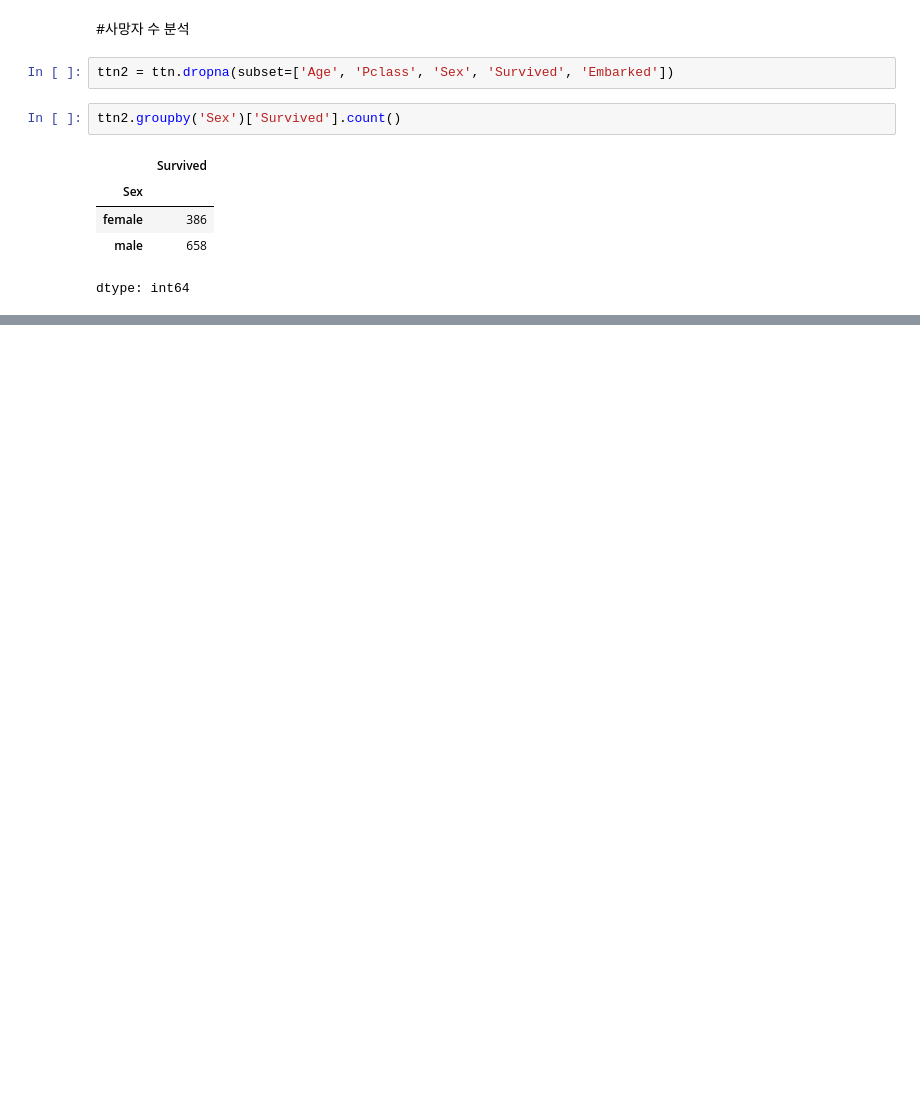
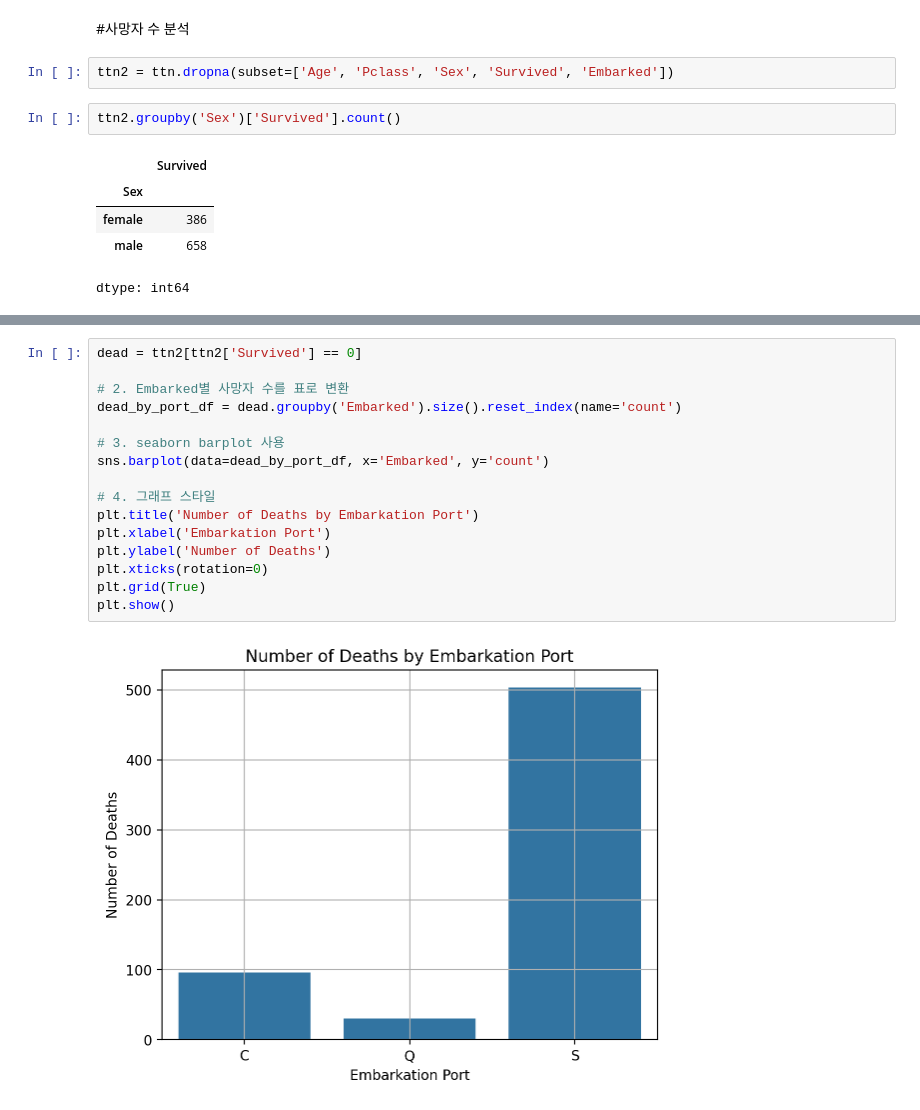
Before and after one commit to jinsumin81/BD-team, a Jupyter notebook: 타이타닉분석.ipynb, the cells around one changed output, grey strips where cells are left out. Saved outputs shown, nothing was run; the diff lists cells and outputs as text; blank space fills up the shorter version.

```diff
--- a/타이타닉분석.ipynb
+++ b/타이타닉분석.ipynb
@@ -189,3 +196,21 @@ plt.ylabel('Pclass')
 plt.show()
 # %% [output]
 [figure]
+# %%
+dead = ttn2[ttn2['Survived'] == 0]
+
+# 2. Embarked별 사망자 수를 표로 변환
+dead_by_port_df = dead.groupby('Embarked').size().reset_index(name='count')
+
+# 3. seaborn barplot 사용
+sns.barplot(data=dead_by_port_df, x='Embarked', y='count')
+
+# 4. 그래프 스타일
+plt.title('Number of Deaths by Embarkation Port')
+plt.xlabel('Embarkation Port')
+plt.ylabel('Number of Deaths')
+plt.xticks(rotation=0)
+plt.grid(True)
+plt.show()
+# %% [output]
+[figure, added]
```
Also changed, not shown: parts of 5 cells of this notebook.
